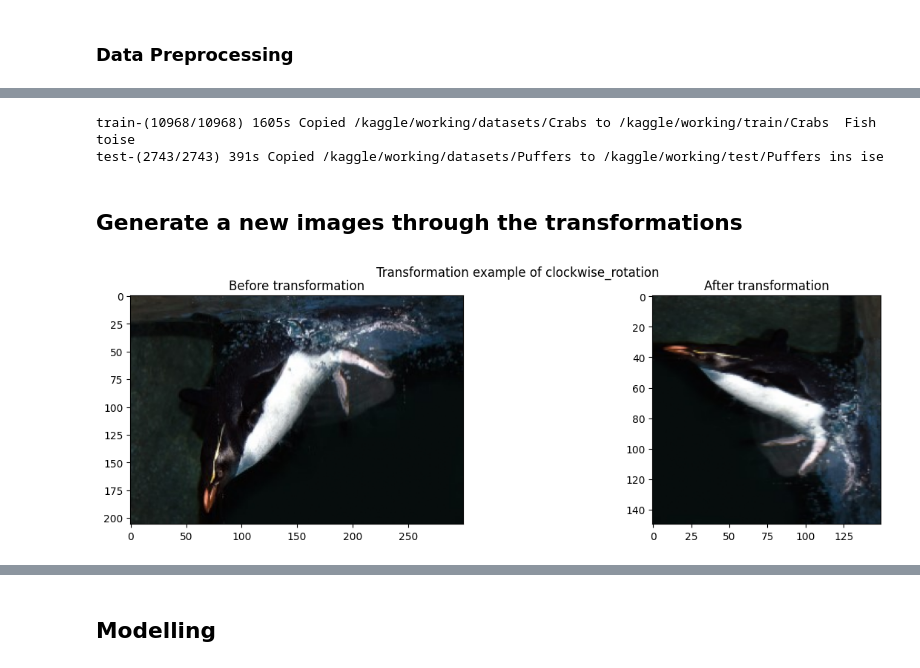
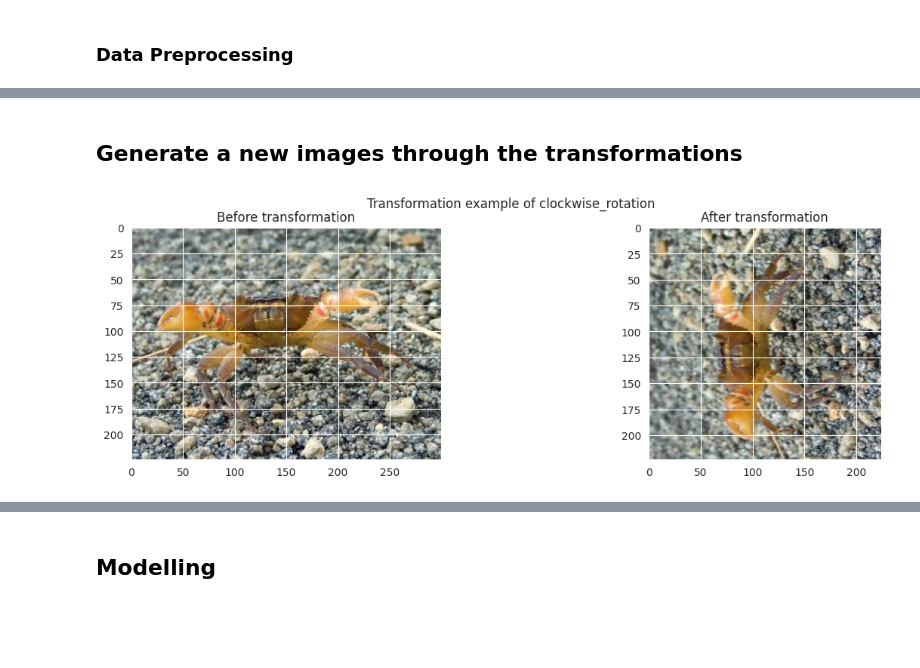
Before and after one commit to sayid-alt/sea-animals-image-classification, a Jupyter notebook: notebook.ipynb, the cells around one changed output, grey strips where cells are left out. Drawn from its saved outputs; the diff is of its cells as text; code cells hidden in the pictures; blank space fills up the shorter version.

Commit message:
new model using split 80 20

```diff
--- a/notebook.ipynb
+++ b/notebook.ipynb
@@ -42,7 +53,5 @@ Python 3.10.14
 # %%
 # define the base of input and output directory
 # input: read-only directory, output: working directory
-base_input = '/kaggle/input/sea-animals-image-dataste'
-base_working = '/kaggle/working'
-
-categories_path = [os.path.join(base_input, class_name) for class_name in os.listdir(base_input)]
+base_input = '/kaggle/input/sea-animals-images-augmented'
+base_working = '/kaggle/working/'
@@ -63,5 +113,5 @@ for num, path in enumerate(categories_path):
 # %%
-datasets_dir = base_working + "/datasets"
+datasets_dir = base_working + "/all_data"
 # redifine categories path in working directories
 categories_path = [os.path.join(datasets_dir, class_name) for class_name in os.listdir(datasets_dir)]
 
@@ -173,40 +177,9 @@ plt.legend(loc=1)
-# %%
-train_zip = zip(df_train['file_path'], df_train['set'])
-test_zip = zip(df_test['file_path'], df_test['set'])
-
-start_time = time.time()
-current_set = None
-
-for path, set in [*train_zip, *test_zip]:
-    if current_set != set:  # Check if the 'set' value has changed
-        print()
-        current_set = set
-        num = 0  # Reset the counter
-        start_time = time.time()  # Reset the timer
-
-    source = '/'.join(path.split('/')[:-1])
-
-    # define destination path=/kaggle/working/{set}/{category}
-    destination = os.path.join(base_working, set, path.split('/')[-2])
-    if os.path.isdir(source):
-        # copy dir and subdir to destination directory
-        shutil.copytree(source, destination, dirs_exist_ok=True)
-
-        # verbose
-        if set == 'train':
-            print(f"\r{set}-({num+1}/{len(df_train)}) {int(time.time() - start_time)}s Copied \33[32m{source}\33[0m to \33[35m{destination}\33[0m", end=" ")
-        else:
-            print(f"\r{set}-({num+1}/{len(df_test)}) {int(time.time() - start_time)}s Copied \33[32m{source}\33[0m to \33[35m{destination}\33[0m", end=" ")
-        num += 1
-# %% [output]
-train-(10968/10968) 1605s Copied /kaggle/working/datasets/Crabs to /kaggle/working/train/Crabs  Fish toise
-test-(2743/2743) 391s Copied /kaggle/working/datasets/Puffers to /kaggle/working/test/Puffers ins ise
 # %% [markdown]
 ## **Generate a new images through the transformations**
 # %%
 tf.experimental.numpy.experimental_enable_numpy_behavior()
 # define resize shape
-resize_shape = (150, 150)
+resize_shape = (224, 224)
 
 # clockwise rotation augmentation
 def clockwise_rotation(img):
@@ -253,31 +226,31 @@ def plot_transformation(img, transformation):
 
     # convert an image into tensor and normalize
     image = tf.convert_to_tensor(image, dtype=tf.float32) / 255.0
 
     # apply transformation of the image
     img_transformed = transformations[key](image)
 
     # plot the original and transformed image
     fig, ax = plt.subplots(ncols=2, figsize=(15, 4))
     fig.suptitle(f"Transformation example of {transformation}")
     ax[0].imshow(image)
     ax[0].set_title('Before transformation')
     ax[1].imshow(img_transformed)
     ax[1].set_title('After transformation')
 
 
 # Define all transformation in variable
 transformations = {
     'clockwise_rotation' : clockwise_rotation,
     'flip_up_down' : flip_up_down,
     'flip_left_right' : flip_left_right,
     'add_brightness' : add_brightness,
     'sheared' : sheared,
     'zoomed' : zoomed,
 }
 
 # Load image
 image_path = categories_path[0] + '/' + os.listdir(categories_path[0])[0]
 plot_transformation(image_path, transformation='clockwise_rotation')
 # %% [output]
-[figure, old version]
+[figure, new version]
```
Also changed, not shown: parts of 32 cells of this notebook.
